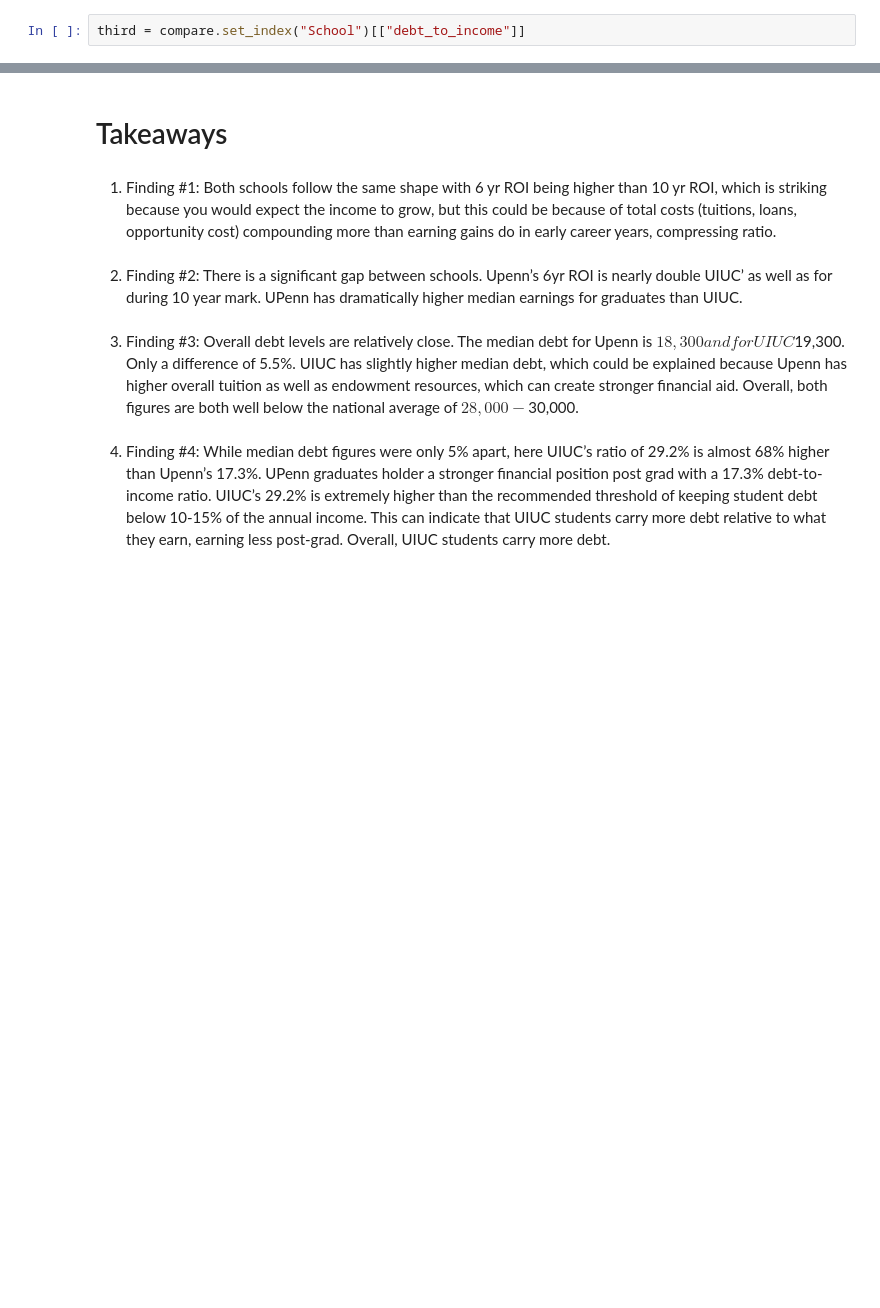
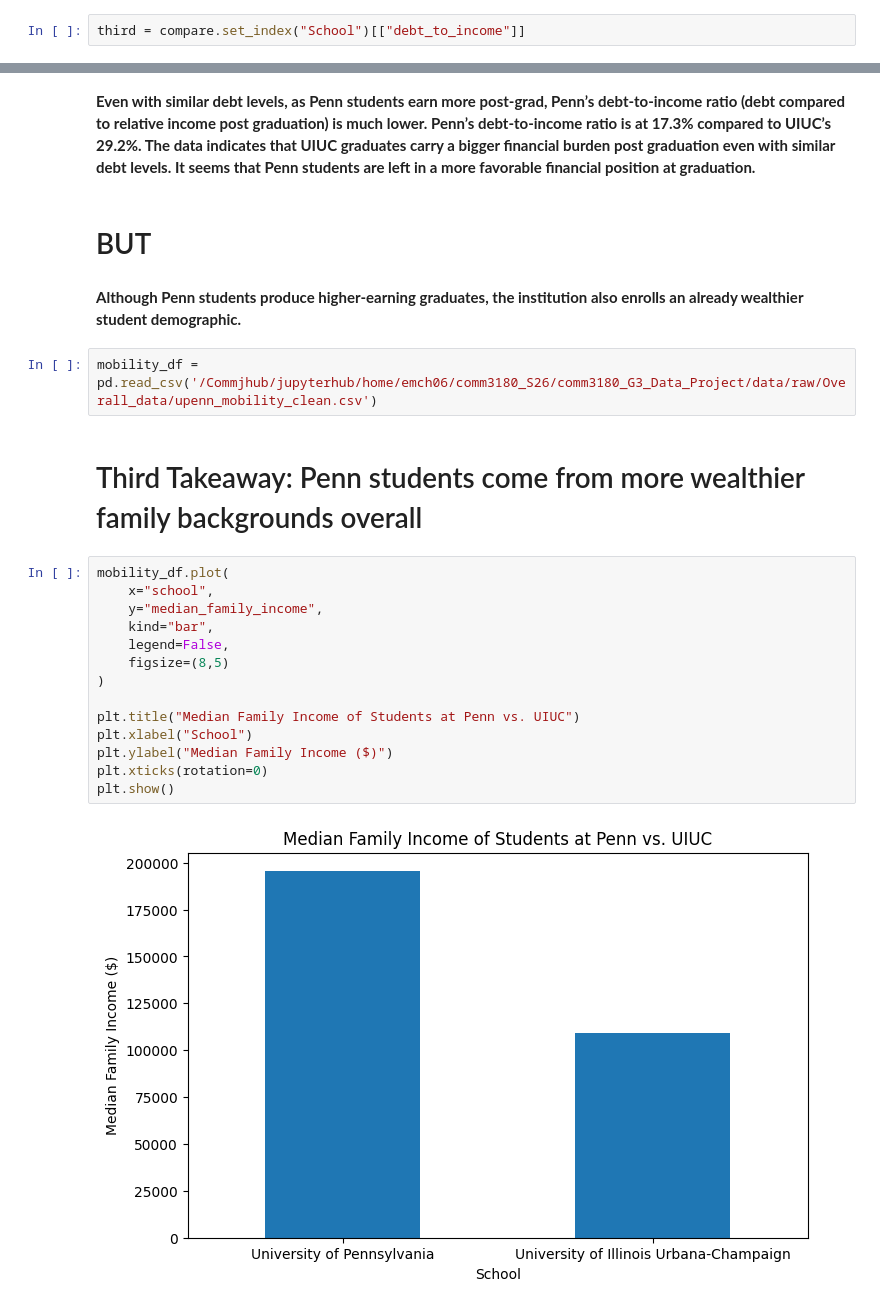
Before and after one commit to emch06/comm3180_G3_Data_Project, a Jupyter notebook: data_analysis/OVERALL/overall_analysis.ipynb, the cells around one changed output, grey strips where cells are left out. Drawn from its saved outputs; the diff is of its cells as text; blank space fills up the shorter version.

Commit message:
Emilie's final additions to her overall section
overall analysis

```diff
--- a/data_analysis/OVERALL/overall_analysis.ipynb
+++ b/data_analysis/OVERALL/overall_analysis.ipynb
@@ -308,10 +222,26 @@ plt.show()
+# %% [markdown]
+**Even with similar debt levels, as Penn students earn more post-grad, Penn’s debt-to-income ratio (debt compared to relative income post graduation) is much lower. Penn’s debt-to-income ratio is at 17.3% compared to UIUC’s 29.2%. The data indicates that UIUC graduates carry a bigger financial burden post graduation even with similar debt levels. It seems that Penn students are left in a more favorable financial position at graduation.**
 # %% [markdown]
-# Takeaways
+# BUT
-# %% [markdown]
-1) Finding #1: Both schools follow the same shape with 6 yr ROI being higher than 10 yr ROI, which is striking because you would expect the income to grow, but this could be because of total costs (tuitions, loans, opportunity cost) compounding more than earning gains do in early career years, compressing ratio.
-# %% [markdown]
-2) Finding #2: There is a significant gap between schools. Upenn’s 6yr ROI is nearly double UIUC’ as well as for during 10 year mark. UPenn has dramatically higher median earnings for graduates than UIUC.
-# %% [markdown]
-3) Finding #3: Overall debt levels are relatively close. The median debt for Upenn is $18,300 and for UIUC $19,300. Only a difference of 5.5%. UIUC has slightly higher median debt, which could be explained because Upenn has higher overall tuition as well as endowment resources, which can create stronger financial aid. Overall, both figures are both well below the national average of $28,000-$30,000.
-# %% [markdown]
-4) Finding #4: While median debt figures were only 5% apart, here UIUC’s ratio of 29.2% is almost 68% higher than Upenn’s 17.3%. UPenn graduates holder a stronger financial position post grad with a 17.3% debt-to-income ratio. UIUC’s 29.2% is extremely higher than the recommended threshold of keeping student debt below 10-15% of the annual income. This can indicate that UIUC students carry more debt relative to what they earn, earning less post-grad. Overall, UIUC students carry more debt.
+# %% [markdown]
+**Although Penn students produce higher-earning graduates, the institution also enrolls an already wealthier student demographic.**
+# %%
+mobility_df = pd.read_csv('/Commjhub/jupyterhub/home/emch06/comm3180_S26/comm3180_G3_Data_Project/data/raw/Overall_data/upenn_mobility_clean.csv')
+# %% [markdown]
+# Third Takeaway: Penn students come from more wealthier family backgrounds overall
+# %%
+mobility_df.plot(
+    x="school",
+    y="median_family_income",
+    kind="bar",
+    legend=False,
+    figsize=(8,5)
+)
+
+plt.title("Median Family Income of Students at Penn vs. UIUC")
+plt.xlabel("School")
+plt.ylabel("Median Family Income ($)")
+plt.xticks(rotation=0)
+plt.show()
+# %% [output]
+[figure, added]
```
Also changed, not shown: parts of 86 cells of this notebook, 3 other files.
